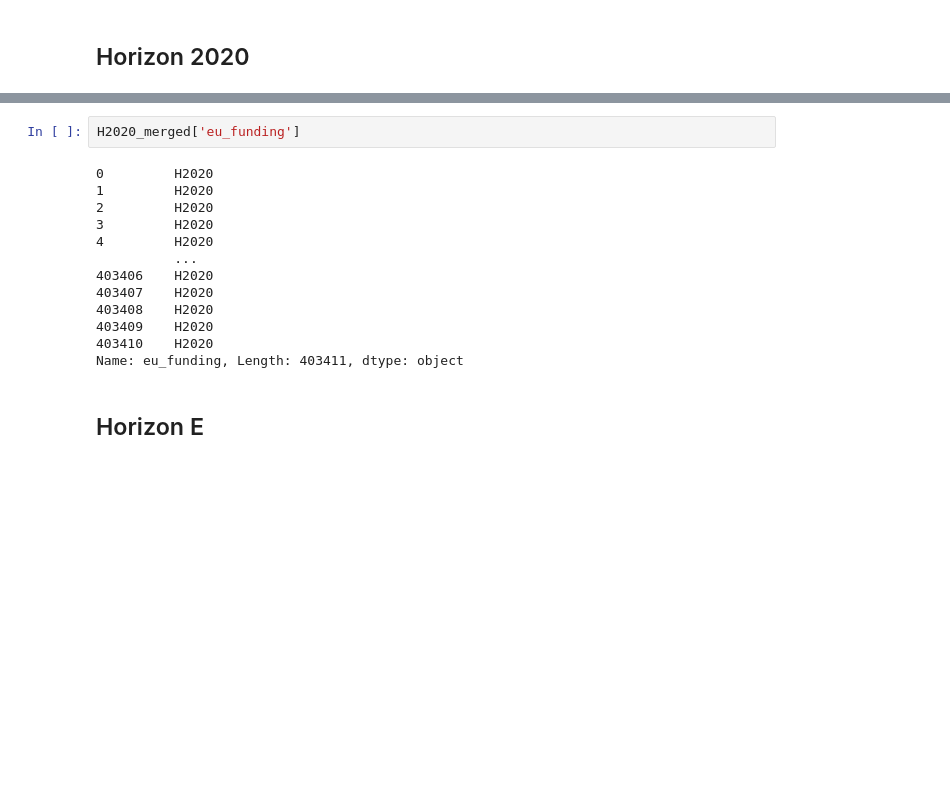
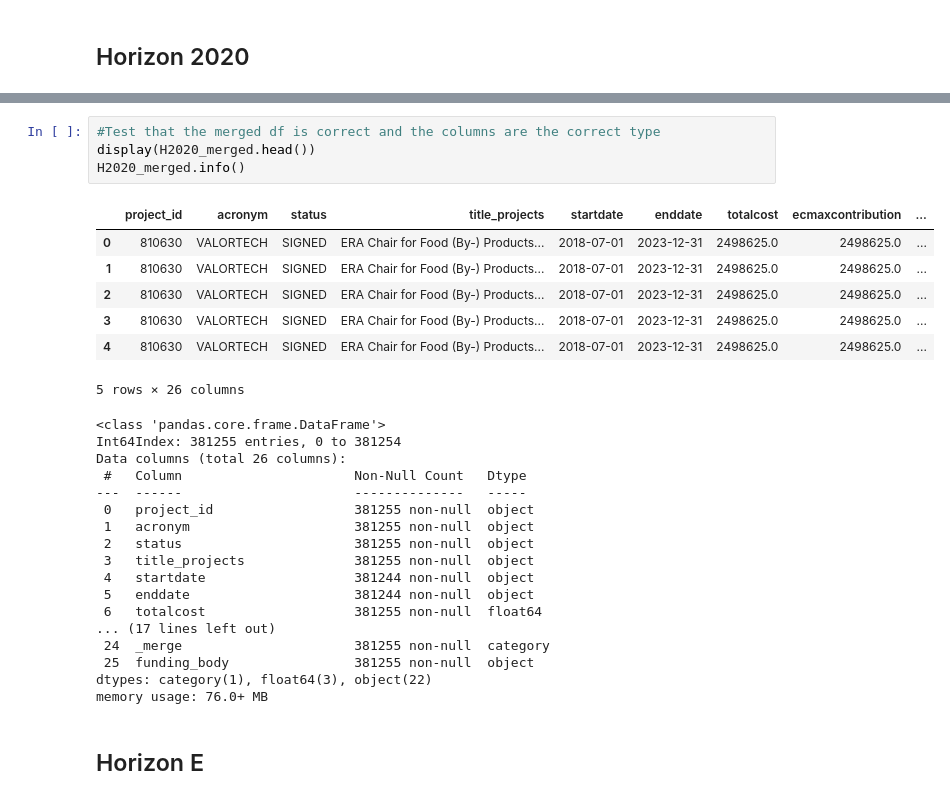
Before and after one commit to bsc-life/biohackathon_germany_2023, a Jupyter notebook: WG2/cordis_data.ipynb, the cells around one changed output, grey strips where cells are left out. Drawn from its saved outputs; the diff is of its cells as text; blank space fills up the shorter version.

```diff
--- a/WG2/cordis_data.ipynb
+++ b/WG2/cordis_data.ipynb
@@ -269,18 +123,32 @@ display(H2020_merged)
 # %%
-H2020_merged['eu_funding']
+#Test that the merged df is correct and the columns are the correct type
+display(H2020_merged.head())
+H2020_merged.info()
 # %% [output]
+|  | project_id | acronym | status | title_projects | startdate | enddate | totalcost | ecmaxcontribution | ... |
+| 0 | 810630 | VALORTECH | SIGNED | ERA Chair for Food (By-) Products... | 2018-07-01 | 2023-12-31 | 2498625.0 | 2498625.0 | ... |
+| 1 | 810630 | VALORTECH | SIGNED | ERA Chair for Food (By-) Products... | 2018-07-01 | 2023-12-31 | 2498625.0 | 2498625.0 | ... |
+| 2 | 810630 | VALORTECH | SIGNED | ERA Chair for Food (By-) Products... | 2018-07-01 | 2023-12-31 | 2498625.0 | 2498625.0 | ... |
+| 3 | 810630 | VALORTECH | SIGNED | ERA Chair for Food (By-) Products... | 2018-07-01 | 2023-12-31 | 2498625.0 | 2498625.0 | ... |
+| 4 | 810630 | VALORTECH | SIGNED | ERA Chair for Food (By-) Products... | 2018-07-01 | 2023-12-31 | 2498625.0 | 2498625.0 | ... |
-0         H2020
-1         H2020
-2         H2020
-3         H2020
-4         H2020
-          ...
-403406    H2020
-403407    H2020
-403408    H2020
-403409    H2020
-403410    H2020
-Name: eu_funding, Length: 403411, dtype: object
+5 rows × 26 columns
+<class 'pandas.core.frame.DataFrame'>
+Int64Index: 381255 entries, 0 to 381254
+Data columns (total 26 columns):
+ #   Column                      Non-Null Count   Dtype
+---  ------                      --------------   -----
+ 0   project_id                  381255 non-null  object
+ 1   acronym                     381255 non-null  object
+ 2   status                      381255 non-null  object
+ 3   title_projects              381255 non-null  object
+ 4   startdate                   381244 non-null  object
+ 5   enddate                     381244 non-null  object
+ 6   totalcost                   381255 non-null  float64
+... (17 lines left out)
+ 24  _merge                      381255 non-null  category
+ 25  funding_body                381255 non-null  object
+dtypes: category(1), float64(3), object(22)
+memory usage: 76.0+ MB
 # %% [markdown]
 ## Horizon E
 # %%
```
Also changed, not shown: parts of 47 cells of this notebook.
